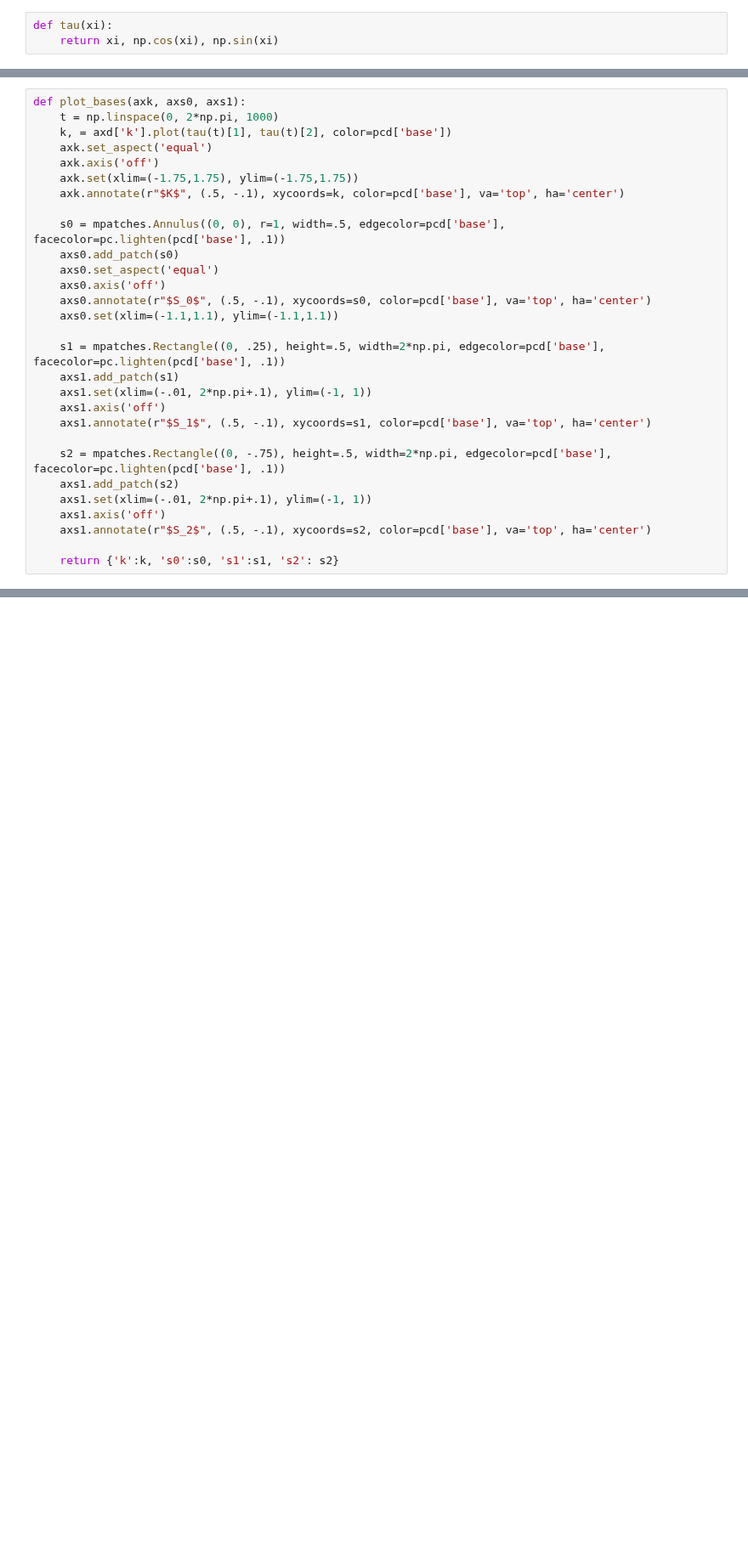
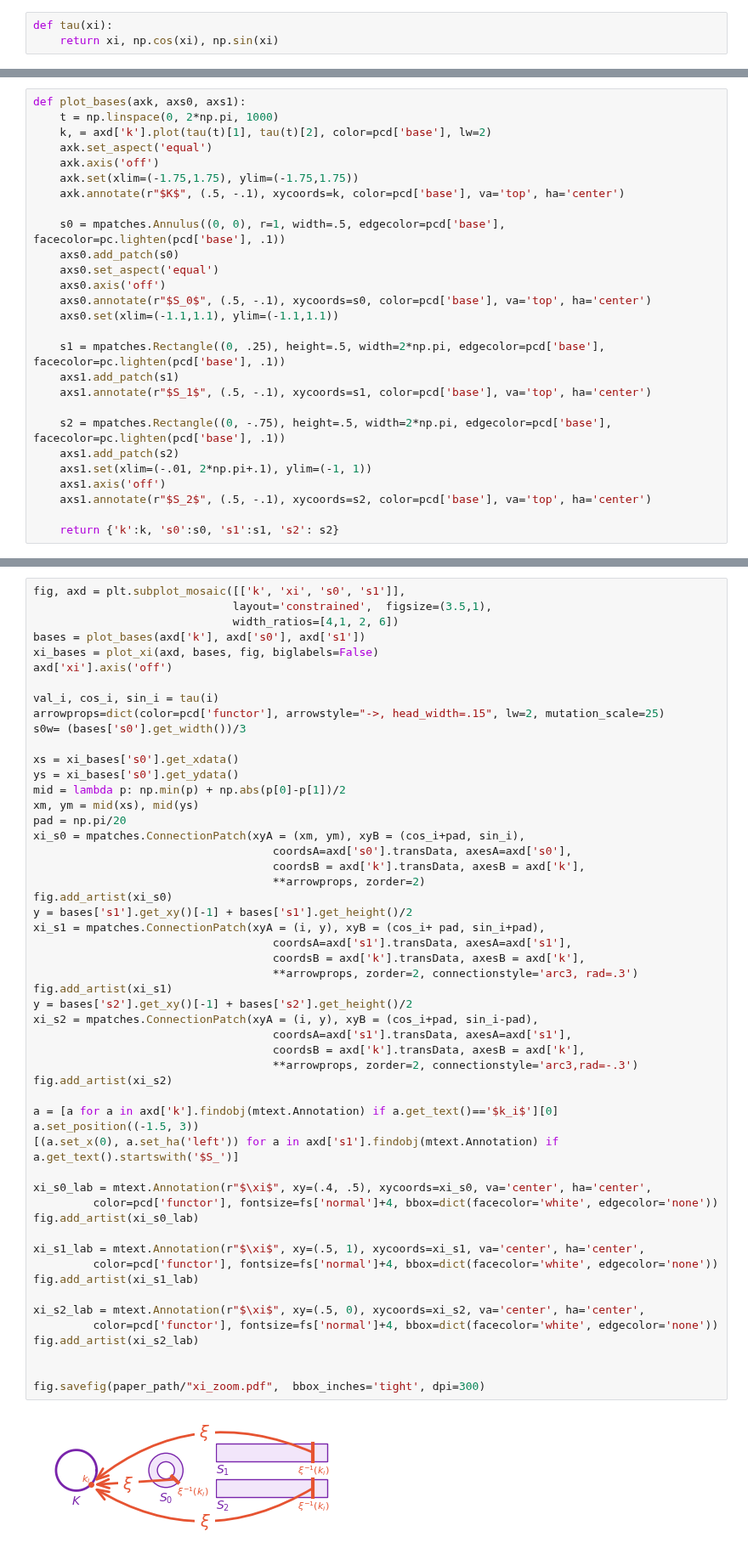
Before and after one commit to story645/team, a Jupyter notebook: paper/figcode/interactive_xi.ipynb, the cells around one changed output, grey strips where cells are left out. Shown at 85% size. Cells and saved outputs as stored; diff of their text form; blank space fills up the shorter version.

```diff
--- a/paper/figcode/interactive_xi.ipynb
+++ b/paper/figcode/interactive_xi.ipynb
@@ -113,7 +115,7 @@ def plot_tau_pull(istr, axtp, colors):
 # %%
 def plot_bases(axk, axs0, axs1):
     t = np.linspace(0, 2*np.pi, 1000)
-    k, = axd['k'].plot(tau(t)[1], tau(t)[2], color=pcd['base'])
+    k, = axd['k'].plot(tau(t)[1], tau(t)[2], color=pcd['base'], lw=2)
     axk.set_aspect('equal')
     axk.axis('off')
     axk.set(xlim=(-1.75,1.75), ylim=(-1.75,1.75))
@@ -128,8 +130,6 @@ def plot_bases(axk, axs0, axs1):
 
     s1 = mpatches.Rectangle((0, .25), height=.5, width=2*np.pi, edgecolor=pcd['base'], facecolor=pc.lighten(pcd['base'], .1))
     axs1.add_patch(s1)
-    axs1.set(xlim=(-.01, 2*np.pi+.1), ylim=(-1, 1))
-    axs1.axis('off')
     axs1.annotate(r"$S_1$", (.5, -.1), xycoords=s1, color=pcd['base'], va='top', ha='center')
 
     s2 = mpatches.Rectangle((0, -.75), height=.5, width=2*np.pi, edgecolor=pcd['base'], facecolor=pc.lighten(pcd['base'], .1))
@@ -312,0 +209,55 @@ fig.savefig(paper_path/"xi_diagram.pdf",  bbox_inches='tight', dpi=300)
+# %%
+fig, axd = plt.subplot_mosaic([['k', 'xi', 's0', 's1']],
+                              layout='constrained',  figsize=(3.5,1),
+                              width_ratios=[4,1, 2, 6])
+bases = plot_bases(axd['k'], axd['s0'], axd['s1'])
+xi_bases = plot_xi(axd, bases, fig, biglabels=False)
+axd['xi'].axis('off')
+
+val_i, cos_i, sin_i = tau(i)
+arrowprops=dict(color=pcd['functor'], arrowstyle="->, head_width=.15", lw=2, mutation_scale=25)
+s0w= (bases['s0'].get_width())/3
+
+xs = xi_bases['s0'].get_xdata()
+ys = xi_bases['s0'].get_ydata()
+mid = lambda p: np.min(p) + np.abs(p[0]-p[1])/2
+xm, ym = mid(xs), mid(ys)
+pad = np.pi/20
+xi_s0 = mpatches.ConnectionPatch(xyA = (xm, ym), xyB = (cos_i+pad, sin_i),
+                                    coordsA=axd['s0'].transData, axesA=axd['s0'],
+                                    coordsB = axd['k'].transData, axesB = axd['k'],
+                                    **arrowprops, zorder=2)
+fig.add_artist(xi_s0)
+y = bases['s1'].get_xy()[-1] + bases['s1'].get_height()/2
+xi_s1 = mpatches.ConnectionPatch(xyA = (i, y), xyB = (cos_i+ pad, sin_i+pad),
+                                    coordsA=axd['s1'].transData, axesA=axd['s1'],
+                                    coordsB = axd['k'].transData, axesB = axd['k'],
+                                    **arrowprops, zorder=2, connectionstyle='arc3, rad=.3')
+fig.add_artist(xi_s1)
+y = bases['s2'].get_xy()[-1] + bases['s2'].get_height()/2
+xi_s2 = mpatches.ConnectionPatch(xyA = (i, y), xyB = (cos_i+pad, sin_i-pad),
+                                    coordsA=axd['s1'].transData, axesA=axd['s1'],
+                                    coordsB = axd['k'].transData, axesB = axd['k'],
+                                    **arrowprops, zorder=2, connectionstyle='arc3,rad=-.3')
+fig.add_artist(xi_s2)
+
+a = [a for a in axd['k'].findobj(mtext.Annotation) if a.get_text()=='$k_i$'][0]
+a.set_position((-1.5, 3))
+[(a.set_x(0), a.set_ha('left')) for a in axd['s1'].findobj(mtext.Annotation) if a.get_text().startswith('$S_')]
+
+xi_s0_lab = mtext.Annotation(r"$\xi$", xy=(.4, .5), xycoords=xi_s0, va='center', ha='center',
+         color=pcd['functor'], fontsize=fs['normal']+4, bbox=dict(facecolor='white', edgecolor='none'))
+fig.add_artist(xi_s0_lab)
+
+xi_s1_lab = mtext.Annotation(r"$\xi$", xy=(.5, 1), xycoords=xi_s1, va='center', ha='center',
+         color=pcd['functor'], fontsize=fs['normal']+4, bbox=dict(facecolor='white', edgecolor='none'))
+fig.add_artist(xi_s1_lab)
+
+xi_s2_lab = mtext.Annotation(r"$\xi$", xy=(.5, 0), xycoords=xi_s2, va='center', ha='center',
+         color=pcd['functor'], fontsize=fs['normal']+4, bbox=dict(facecolor='white', edgecolor='none'))
+fig.add_artist(xi_s2_lab)
+
+
+fig.savefig(paper_path/"xi_zoom.pdf",  bbox_inches='tight', dpi=300)
+# %% [output]
+[figure, added]
```
Also changed, not shown: parts of 7 cells of this notebook, 12 other files.
